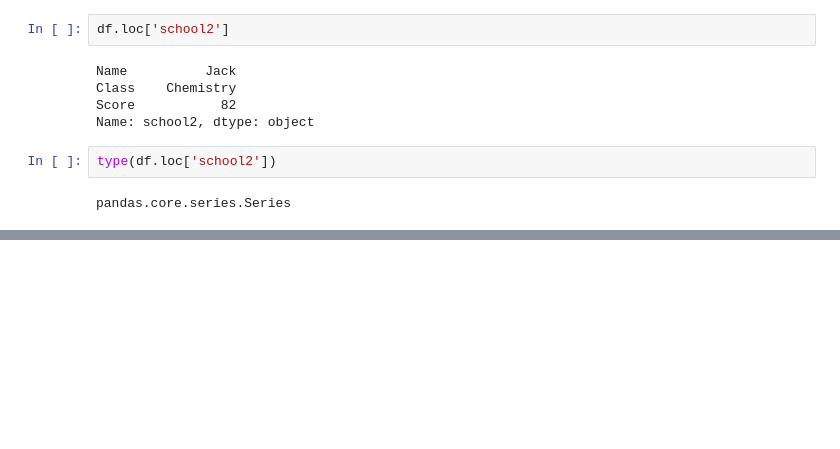
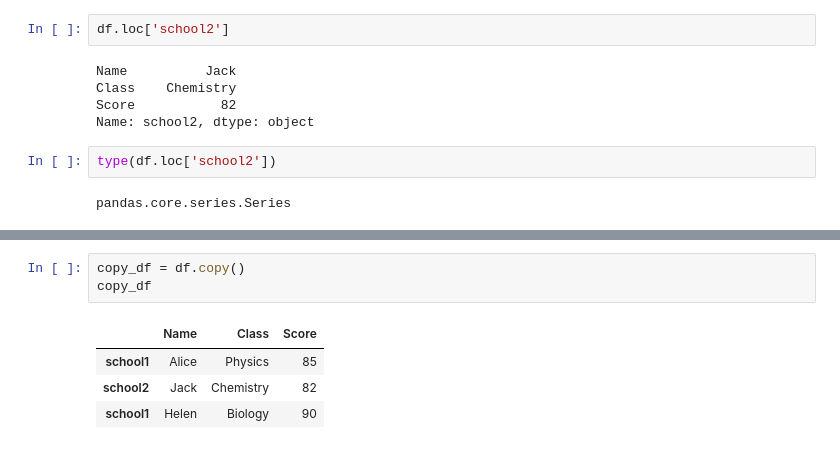
Before and after one commit to smeteo/Applied-DS-with-Python, a Jupyter notebook: Week2_Pandas.ipynb, the cells around one changed output, grey strips where cells are left out. Drawn from its saved outputs; the diff is of its cells as text; blank space fills up the shorter version.

```diff
--- a/Week2_Pandas.ipynb
+++ b/Week2_Pandas.ipynb
@@ -481,0 +538,8 @@ pandas.core.series.Series
+# %%
+copy_df = df.copy()
+copy_df
+# %% [output]
+|  | Name | Class | Score |
+| school1 | Alice | Physics | 85 |
+| school2 | Jack | Chemistry | 82 |
+| school1 | Helen | Biology | 90 |
```
Also changed, not shown: parts of 12 cells of this notebook.
